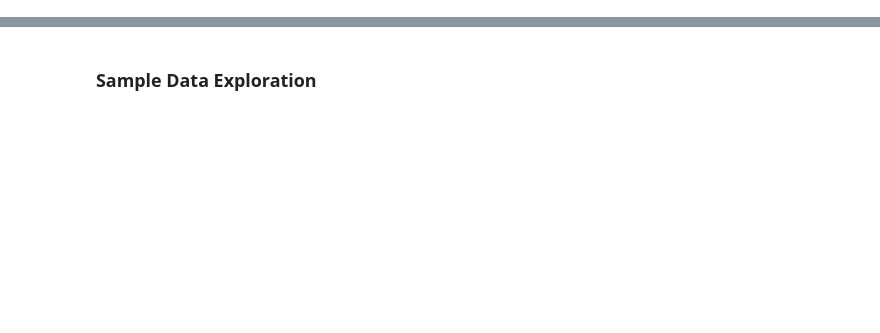
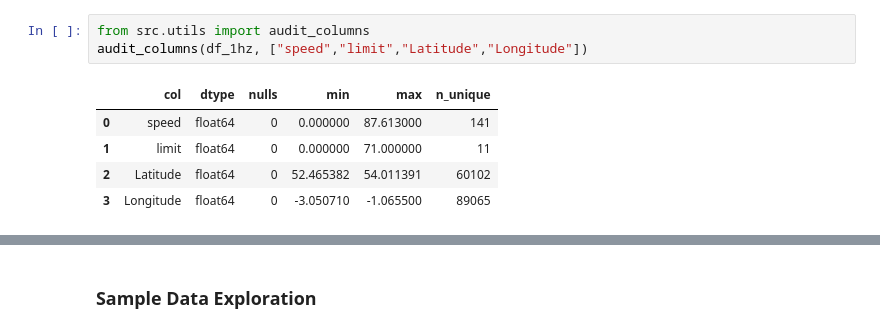
Before and after one commit to abdulabolahom/indepth-driving-data-analysis, a Jupyter notebook: notebooks/01_explore.ipynb, the cells around one changed output, grey strips where cells are left out. Drawn from its saved outputs; the diff is of its cells as text; blank space fills up the shorter version.

```diff
--- a/notebooks/01_explore.ipynb
+++ b/notebooks/01_explore.ipynb
@@ -149,0 +29,9 @@ dtype: object
+# %%
+from src.utils import audit_columns
+audit_columns(df_1hz, ["speed","limit","Latitude","Longitude"])
+# %% [output]
+|  | col | dtype | nulls | min | max | n_unique |
+| 0 | speed | float64 | 0 | 0.000000 | 87.613000 | 141 |
+| 1 | limit | float64 | 0 | 0.000000 | 71.000000 | 11 |
+| 2 | Latitude | float64 | 0 | 52.465382 | 54.011391 | 60102 |
+| 3 | Longitude | float64 | 0 | -3.050710 | -1.065500 | 89065 |
```
Also changed, not shown: parts of 111 cells of this notebook, 5 other files.
